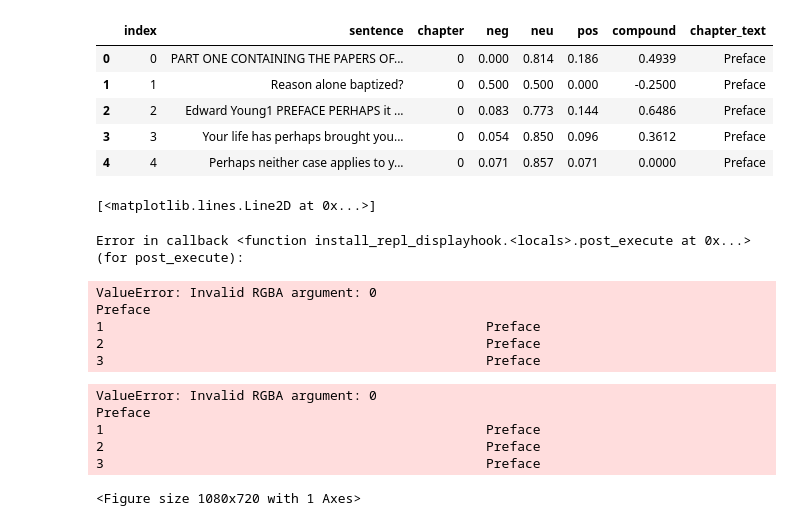
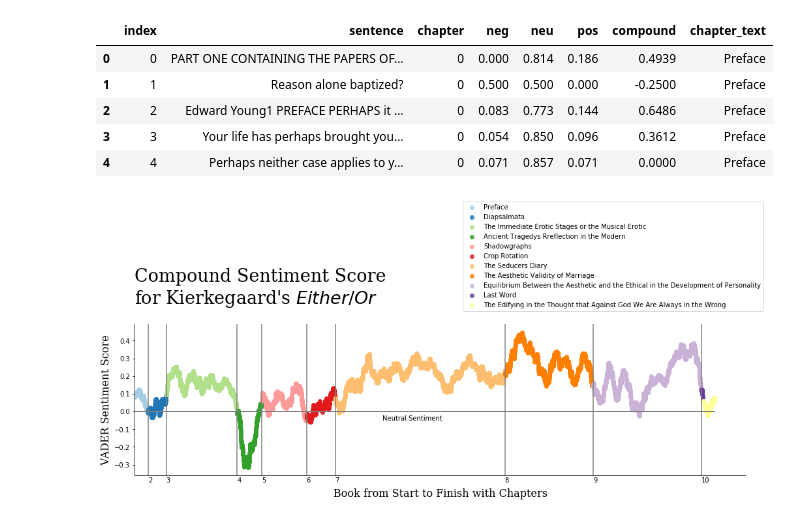
Before and after one commit to paulmtree/Philosophy_Analysis, a Jupyter notebook: Preliminary Sentiment Analysis.ipynb, the cells around one changed output. Drawn from its saved outputs; the diff is of its cells as text; code cells hidden in the pictures.

Commit message:
formatted sentiment score graph

```diff
--- a/Preliminary Sentiment Analysis.ipynb
+++ b/Preliminary Sentiment Analysis.ipynb
@@ -201,24 +204,43 @@ sent_df.head()
 def moving_average(interval, window_size):
     window = np.ones(int(window_size))/float(window_size)
     return np.convolve(interval, window, 'same')
-# %%
-import matplotlib.pyplot as plt
-import numpy as np
-import seaborn
-y = sent_df['compound']
-sent_df['moving_avg'] = moving_average(y, 200)
-plt.figure(figsize=(15,10))
-
-sns.lmplot('compound', 'price', data=sent_df, hue='color', fit_reg=False)
-# %% [output]
-[<matplotlib.lines.Line2D at 0x...>]
-Error in callback <function install_repl_displayhook.<locals>.post_execute at 0x...> (for post_execute):
-ValueError: Invalid RGBA argument: 0                                                 Preface
-1                                                 Preface
-2                                                 Preface
-3                                                 Preface
-ValueError: Invalid RGBA argument: 0                                                 Preface
-1                                                 Preface
-2                                                 Preface
-3                                                 Preface
-<Figure size 1080x720 with 1 Axes>
+# %%
+import matplotlib.pyplot as plt
+import numpy as np
+import seaborn as sns
+#Calculate Moving Average for Compound Score
+y = sent_df['compound']
+sent_df['moving_avg'] = moving_average(y, 150)
+
+font = {'family': 'serif',
+        "weight": 'normal',
+        'size': 27,}
+
+sns.lmplot(y='moving_avg', x='index', data=sent_df,
+           hue='chapter_text', fit_reg=False,
+           height=4, aspect=3.5, legend=False, palette='Paired')
+
+#Add vertical lines
+sent_df['chapter'] = sent_df['chapter'].astype("int")
+
+chapter_places = sent_df['chapter'].diff()[lambda x: x != 0].index.tolist()
+for i in range(1,len(chapter_places)-1,1):
+    plt.axvline(x=chapter_places[i], color="gray")
+    plt.text(chapter_places[i],-.4, i+1)
+
+#Graph formatting
+plt.xlim(0)
+plt.text(4000,-.05, "Neutral Sentiment")
+plt.legend(bbox_to_anchor=(1.05, 1), loc=4, borderaxespad=2)
+plt.plot([1,9370], [0,0], linewidth=2, color = "gray")
+plt.title("Compound Sentiment Score \nfor Kierkegaard's $\it{Either/Or}$",
+          loc='left', pad = 30, fontdict = font)
+font = {'family': 'serif',
+        "weight": 'normal',
+        'size': 16,}
+plt.xlabel("Book from Start to Finish with Chapters", fontdict = font, labelpad = 20)
+plt.ylabel("VADER Sentiment Score", fontdict = font)
+plt.xticks([])
+plt.show()
+# %% [output]
+[figure, added]
```
Also changed, not shown: parts of 2 cells of this notebook.
